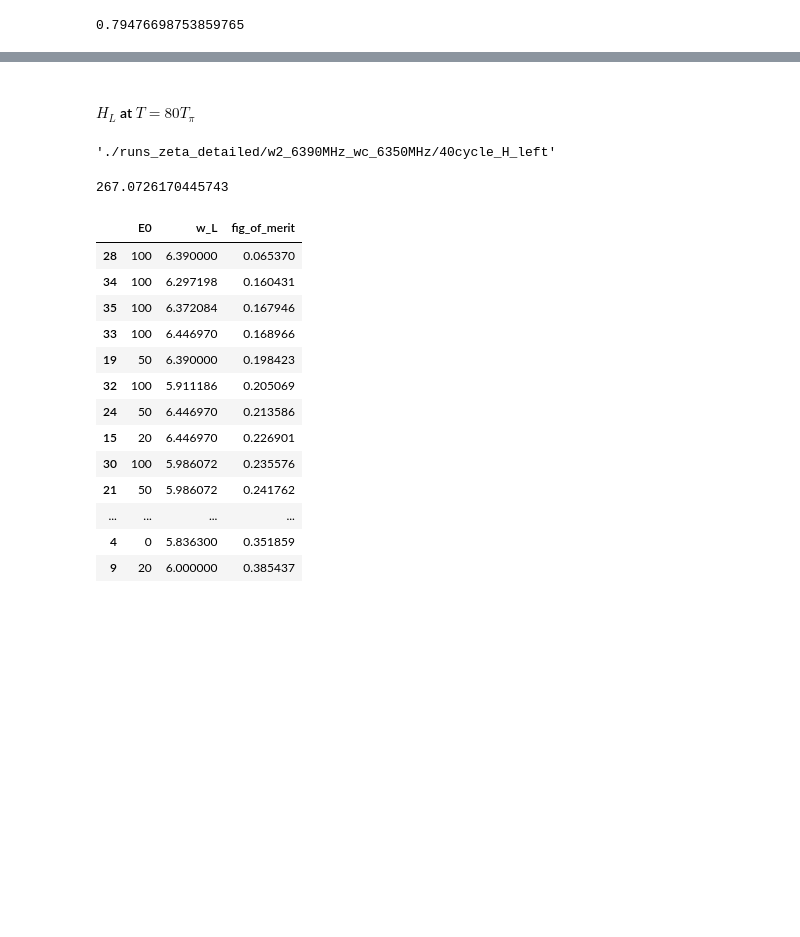
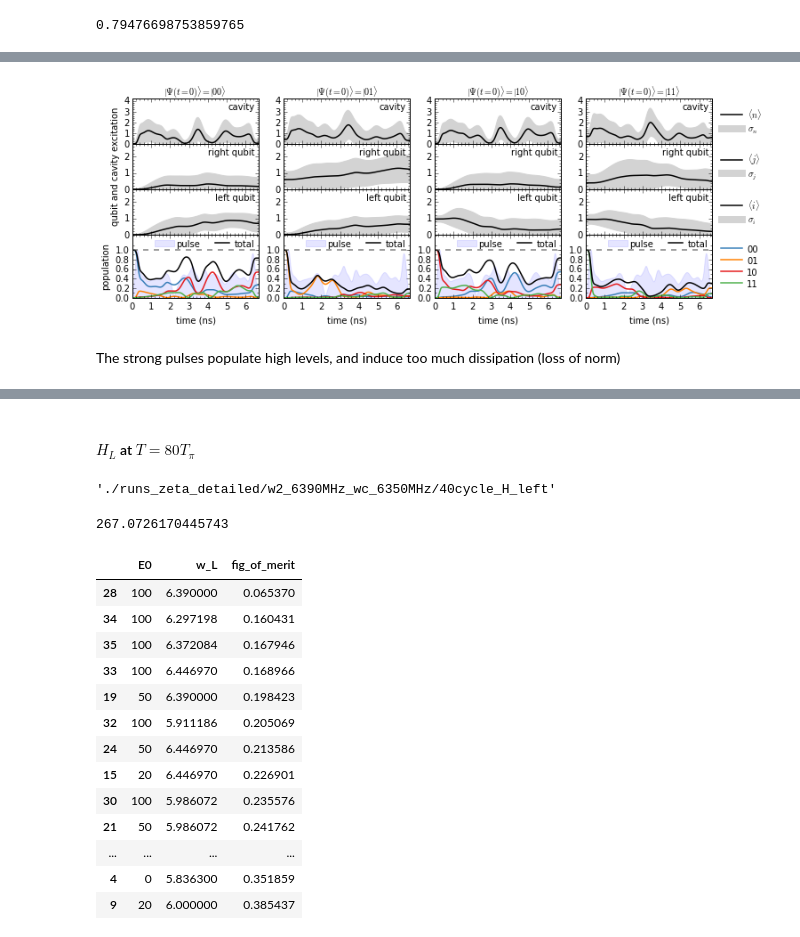
Before and after one commit to goerz-research/tmlandscape_data, a Jupyter notebook: zeta_detailed_w2_6390MHz_wc_6350MHz.ipynb, the cells around one changed output, grey strips where cells are left out. Cells and saved outputs as stored; diff of their text form; code cells hidden in the pictures; blank space fills up the shorter version.

```diff
--- a/zeta_detailed_w2_6390MHz_wc_6350MHz.ipynb
+++ b/zeta_detailed_w2_6390MHz_wc_6350MHz.ipynb
@@ -375,0 +419,6 @@ U.F_avg(H_left)
+# %%
+QDYNTransmonLib.popdyn.PopPlot(rf).show()
+# %% [output]
+[figure, added]
+# %% [markdown]
+The strong pulses populate high levels, and induce too much dissipation (loss of norm)
```
Also changed, not shown: parts of 66 cells of this notebook.
